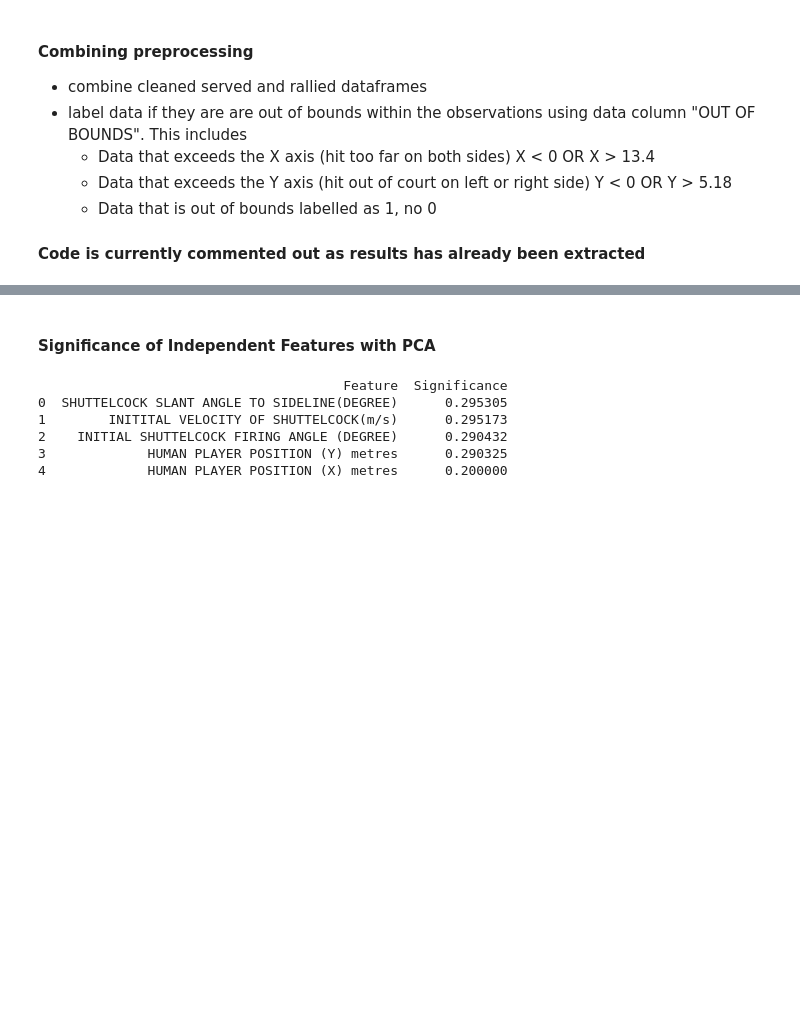
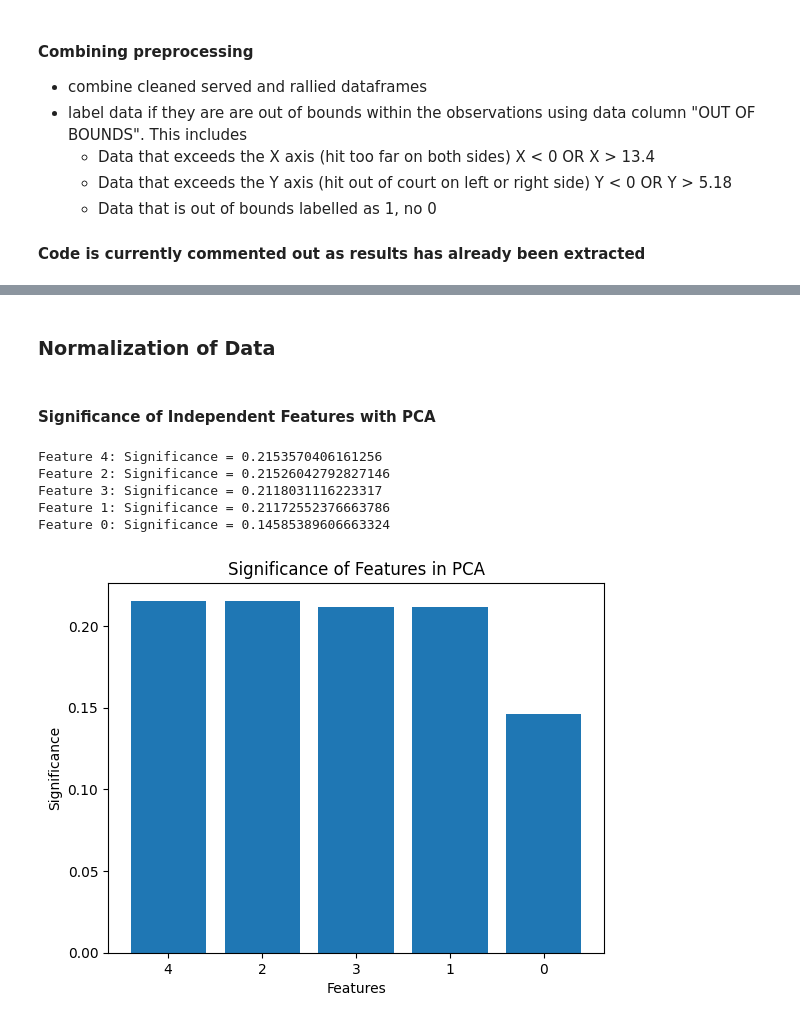
Before and after one commit to mtwchuang/CSC3005-Shuttlecock-Trajectory-Estimation, a Jupyter notebook: data_preprocessing.ipynb, the cells around one changed output, grey strips where cells are left out. Drawn from its saved outputs; the diff is of its cells as text; code cells hidden in the pictures; blank space fills up the shorter version.

Commit message:
Fixed the feature significance

```diff
--- a/data_preprocessing.ipynb
+++ b/data_preprocessing.ipynb
@@ -138,37 +140,53 @@ cleaned_data = cleaned_data.drop(columns=['Unnamed: 0'])
+# %% [markdown]
+### Normalization of Data
+# %%
+# removal of labels and dependent features
+X_Features = cleaned_data.drop(columns=['OBSERVATION NUMBER',
+                                               'SERVING SHOT',
+                                               'OUT OF BOUNDS',
+                                               'SHUTTLECOCK POSITIION IN AIR(X ) metres',
+                                               'SHUTTLECOCK POSITIION IN AIR(Y) metres',
+                                               'SHUTTLECOCK POSITIION IN AIR(Z) metres'])
+# Standardize the data
+scaler = StandardScaler()
+X_features_norm = scaler.fit_transform(X_Features)
 # %% [markdown]
 #### Significance of Independent Features with PCA
-# %%
-# removal of labels and dependent features
-test_significance = cleaned_data.drop(columns=['OBSERVATION NUMBER',
-                                               'SERVING SHOT',
-                                               'OUT OF BOUNDS',
-                                               'SHUTTLECOCK POSITIION IN AIR(X ) metres',
-                                               'SHUTTLECOCK POSITIION IN AIR(Y) metres',
-                                               'SHUTTLECOCK POSITIION IN AIR(Z) metres'])
-
-# Standardize the data
-scaler = StandardScaler()
-scaled_data = scaler.fit_transform(test_significance)
-
-pca = PCA()
-principal_components = pca.fit_transform(scaled_data)
-
-# Calculate the absolute mean of the loadings for each feature across all principal components
-loadings = np.abs(pca.components_)
-feature_significance = np.mean(loadings, axis=0)
-
-# Create a DataFrame to display the feature significance
-feature_significance_df = pd.DataFrame({'Feature': test_significance.columns, 'Significance': feature_significance})
-feature_significance_df = feature_significance_df.sort_values(by='Significance', ascending=False).reset_index(drop=True)
-
-print(feature_significance_df)
-# %% [output]
-                                       Feature  Significance
-0  SHUTTELCOCK SLANT ANGLE TO SIDELINE(DEGREE)      0.295305
-1        INITITAL VELOCITY OF SHUTTELCOCK(m/s)      0.295173
-2    INITIAL SHUTTELCOCK FIRING ANGLE (DEGREE)      0.290432
-3             HUMAN PLAYER POSITION (Y) metres      0.290325
-4             HUMAN PLAYER POSITION (X) metres      0.200000
+# %%
+# instantiate PCA object, fit model
+pca = PCA()
+pca.fit(X_features_norm)
+
+# loadings refer to the coefficients or weights that determine the contribution of each feature to the principal components
+# Get the absolute loadings for each feature in each principal component
+absolute_loadings = np.abs(pca.components_)
+# Calculate the total sum of absolute loadings for each feature across all principal components
+total_loadings = np.sum(absolute_loadings, axis=0)
+
+# Calculate the relative contribution of each feature to the total loadings
+relative_contribution = total_loadings / np.sum(total_loadings)
+
+# Sort the features based on their relative contribution
+sorted_features = np.argsort(relative_contribution)[::-1]
+
+# Print the significance of each feature
+for feature_idx in sorted_features:
+    print(f"Feature {feature_idx}: Significance = {relative_contribution[feature_idx]}")
+
+# Plot the significance of each feature
+plt.bar(range(len(sorted_features)), relative_contribution[sorted_features])
+plt.xlabel('Features')
+plt.ylabel('Significance')
+plt.title('Significance of Features in PCA')
+plt.xticks(range(len(sorted_features)), sorted_features)
+plt.show()
+# %% [output]
+Feature 4: Significance = 0.2153570406161256
+Feature 2: Significance = 0.21526042792827146
+Feature 3: Significance = 0.2118031116223317
+Feature 1: Significance = 0.21172552376663786
+Feature 0: Significance = 0.14585389606663324
+[figure, added]
 # %%
 # # Assuming you have a DataFrame named 'sample_serving_data' with columns 'OBSERVATION NUMBER',
 # # 'SHUTTLECOCK POSITIION IN AIR(X) metres', 'SHUTTLECOCK POSITIION IN AIR(Y) metres',
```
Also changed, not shown: parts of 3 cells of this notebook.
